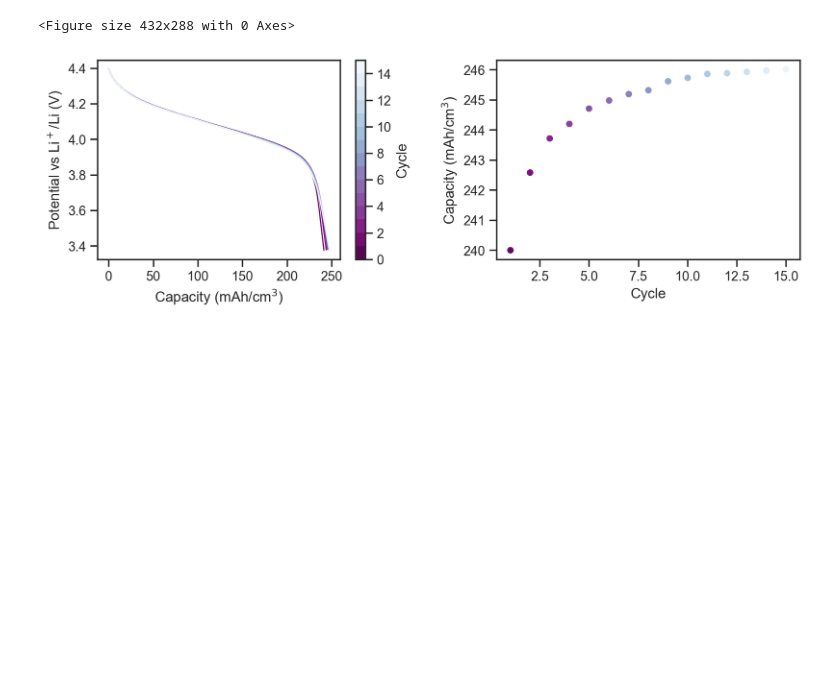
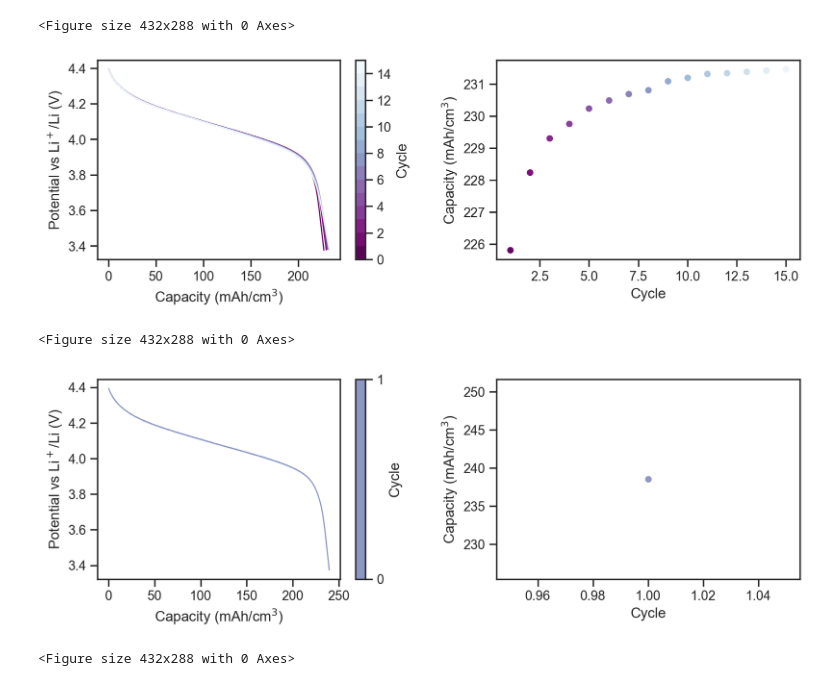
Before and after one commit to ridcil/Code, a Jupyter notebook: LSB_09_annealing_test.ipynb, the cells around one changed output. Drawn from its saved outputs; the diff is of its cells as text; code cells hidden in the pictures; blank space fills up the shorter version.

```diff
--- a/LSB_09_annealing_test.ipynb
+++ b/LSB_09_annealing_test.ipynb
@@ -11,6 +11,7 @@ from scipy.stats import sem
 from matplotlib import markers
 import seaborn as sns
 # %%
+### 0I_03
 # Files
 path = r'C:\Users\lopezb41\OneDrive - imec\Documents\Experiments\Data\Electrochemical\LSB_09\0I_03\lith'
 files = [os.path.join(path, i) for i in os.listdir(path)]
@@ -19,32 +20,76 @@ files = [os.path.join(path, i) for i in os.listdir(path)]
 sns.set_theme(style="ticks")
 palette = 'BuPu_r'
 dpi = 200
 columns = ['Time (s)', 'Potential vs Li$^+$/Li (V)',  'Current (A)', 'Charge (C)']
 sns.set_palette(palette, n_colors = len(files))
 
 # Color bar
 Z = [[0,0],[0,0]]
 cbar = plt.contourf(Z, levels = np.arange(0, len(files) + 1, 1), cmap=palette)
 plt.clf()
 
 # Plot
 fig, ax = plt.subplots(facecolor = 'white', dpi = dpi, ncols = 2, figsize = (10, 4))
 fig.tight_layout(pad = 4)
 
 # Data
 data = pd.DataFrame(columns=['Cycle', 'Capacity (mAh/cm$^3$)' ])
-thickness = 50 #nm
+thickness = (53.6 + 53.46 + 52.37) / 3 #nm
 
 n = 1
 for i in files:
     df = pd.read_csv(i, sep = ';', usecols = [1, 2, 3, 4], names = columns, skiprows = 1)
     df['Capacity (mAh/cm$^3$)'] = -1 * df['Charge (C)'] /3.6 / (0.63 * 1e-7 * thickness)
     df['Cycle'] = n
     capcity = df['Capacity (mAh/cm$^3$)'][-10:-9] ############ edit this
     sns.lineplot(data = df, x = 'Capacity (mAh/cm$^3$)', y = columns[1], lw =1, ax = ax[0])
     sns.scatterplot(data = df, x = 'Cycle', y = capcity )
     n += 1
 plt.colorbar(cbar, ax = ax[0]).set_label('Cycle')
+plt.show()
+plt.clf()
+
+
+### 0I_04
+# Files
+path = r'C:\Users\lopezb41\OneDrive - imec\Documents\Experiments\Data\Electrochemical\LSB_09\0I_04\lith'
+files = [os.path.join(path, i) for i in os.listdir(path)]
+
+# Settings
+sns.set_theme(style="ticks")
+palette = 'BuPu_r'
+dpi = 200
+columns = ['Time (s)', 'Potential vs Li$^+$/Li (V)',  'Current (A)', 'Charge (C)']
+sns.set_palette(palette, n_colors = len(files))
+
+# Color bar
+Z = [[0,0],[0,0]]
+cbar = plt.contourf(Z, levels = np.arange(0, len(files) + 1, 1), cmap=palette)
+plt.clf()
+
+# Plot
+fig, ax = plt.subplots(facecolor = 'white', dpi = dpi, ncols = 2, figsize = (10, 4))
+fig.tight_layout(pad = 4)
+
+# Data
+data = pd.DataFrame(columns=['Cycle', 'Capacity (mAh/cm$^3$)' ])
+# thickness =
+
+n = 1
+for i in files:
+    df = pd.read_csv(i, sep = ';', usecols = [1, 2, 3, 4], names = columns, skiprows = 1)
+    df['Capacity (mAh/cm$^3$)'] = -1 * df['Charge (C)'] /3.6 / (0.63 * 1e-7 * thickness)
+    df['Cycle'] = n
+    capcity = df['Capacity (mAh/cm$^3$)'][-10:-9] ############ edit this
+    sns.lineplot(data = df, x = 'Capacity (mAh/cm$^3$)', y = columns[1], lw =1, ax = ax[0])
+    sns.scatterplot(data = df, x = 'Cycle', y = capcity )
+    n += 1
+plt.colorbar(cbar, ax = ax[0]).set_label('Cycle')
+plt.show()
+plt.clf()
 # %% [output]
 <Figure size 432x288 with 0 Axes>
-[figure, old version]
+[figure, new version]
+<Figure size 432x288 with 0 Axes>
+[figure, added]
+<Figure size 432x288 with 0 Axes>
```
Also changed, not shown: parts of 1 cell of this notebook, 1 other file.
